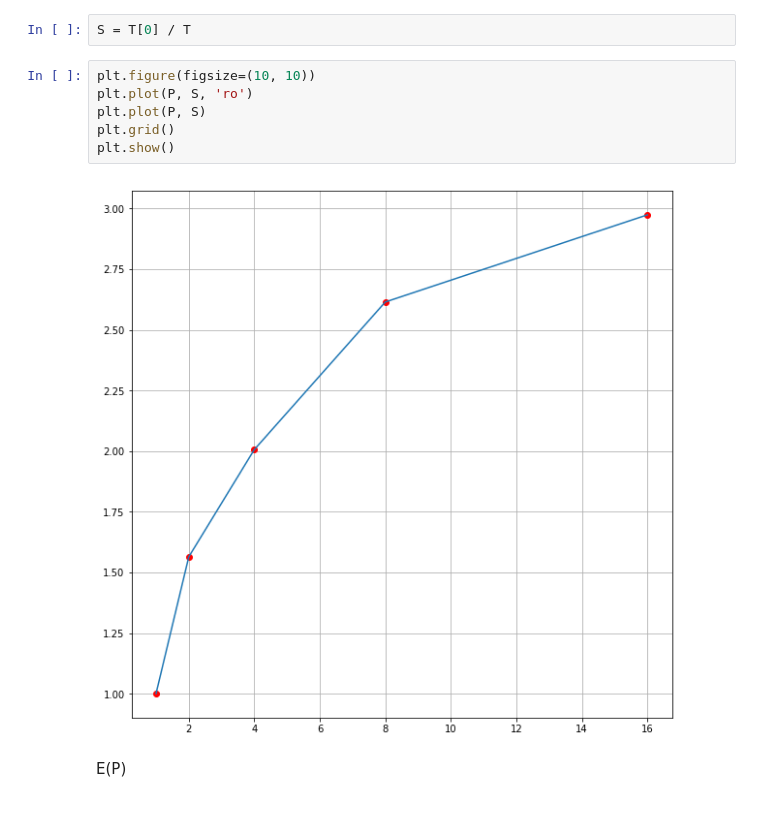
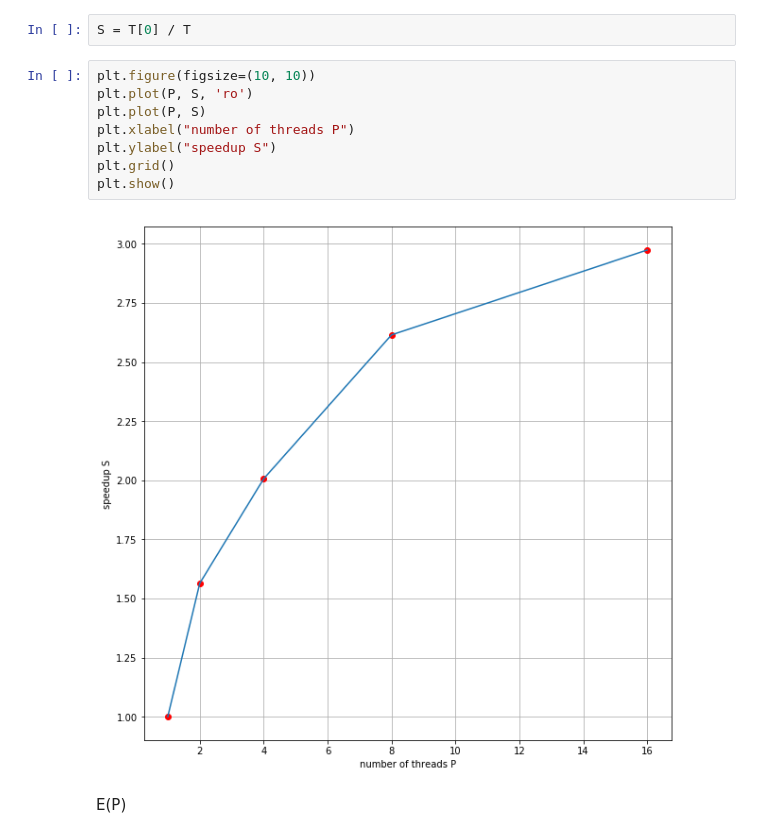
Before and after one commit to KaluginD/MCS_MIPT-term-5, a Jupyter notebook: task-3/Results.ipynb, the cells around one changed output. Drawn from its saved outputs; the diff is of its cells as text.

```diff
--- a/task-3/Results.ipynb
+++ b/task-3/Results.ipynb
@@ -39,11 +41,13 @@ S = T[0] / T
 # %%
 plt.figure(figsize=(10, 10))
 plt.plot(P, S, 'ro')
 plt.plot(P, S)
+plt.xlabel("number of threads P")
+plt.ylabel("speedup S")
 plt.grid()
 plt.show()
 # %% [output]
-[figure, old version]
+[figure, new version]
 # %% [markdown]
 E(P)
 # %%
```
Also changed, not shown: parts of 2 cells of this notebook, 1 other file.
